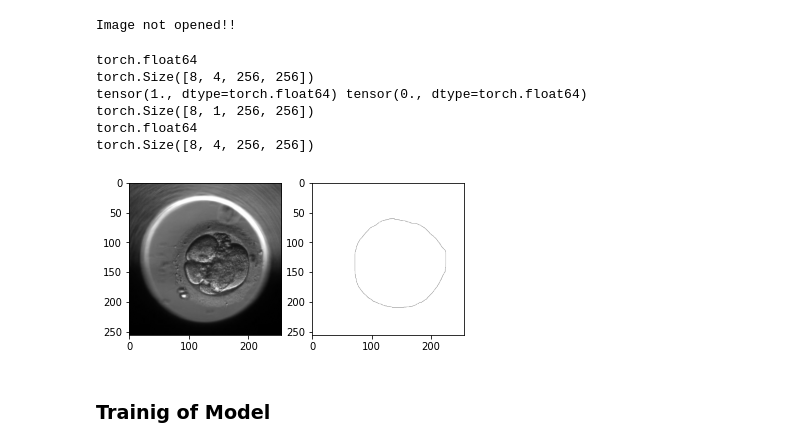
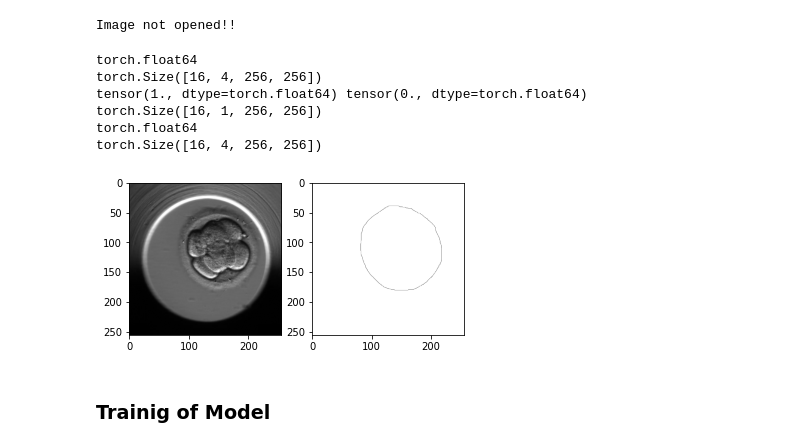
Before and after one commit to saquibali7/EmbryoMask, a Jupyter notebook: task02.ipynb, the cells around one changed output. Cells and saved outputs as stored; diff of their text form; code cells hidden in the pictures.

```diff
--- a/task02.ipynb
+++ b/task02.ipynb
@@ -116,7 +117,7 @@ IMAGE_SIZE = 256
 LEARNING_RATE = 2e-4
 EPOCHS = 50
 FEATURES= 64
-BATCH_SIZE=8
+BATCH_SIZE=16
 device = torch.device("cuda" if torch.cuda.is_available() else "cpu")
 # %%
 
@@ -221,25 +216,31 @@ loader = DataLoader(dataset, batch_size = BATCH_SIZE)
+# %%
+dataset = ImageDataset(path,X, transforms)
+train_set, test_set = torch.utils.data.random_split(dataset, [1650, 183])
+
+train_loader = DataLoader(train_set, batch_size = BATCH_SIZE, shuffle=True)
+test_loader = DataLoader(test_set, batch_size = BATCH_SIZE, shuffle=True)
 # %%
-for idx, (x, y) in enumerate(loader):
+for idx, (x, y) in enumerate(train_loader):
   print(x.dtype)
   plt.subplot(1, 2, 1)
   plt.imshow(x[0].permute(1,2,0))
   plt.subplot(1, 2, 2)
   print(y.shape)
   print(torch.max(y), torch.min(y))
   print(y[:,0,:,:].unsqueeze(1).shape)
   plt.imshow(y[0].permute(1,2,0))
   print(y.dtype)
   print(y.shape)
 
   break
 # %% [output]
 torch.float64
-torch.Size([8, 4, 256, 256])
+torch.Size([16, 4, 256, 256])
 tensor(1., dtype=torch.float64) tensor(0., dtype=torch.float64)
-torch.Size([8, 1, 256, 256])
+torch.Size([16, 1, 256, 256])
 torch.float64
-torch.Size([8, 4, 256, 256])
+torch.Size([16, 4, 256, 256])
-[figure, old version]
+[figure, new version]
 # %% [markdown]
 ### Trainig of Model
 # %%
```
Also changed, not shown: parts of 14 cells of this notebook.
